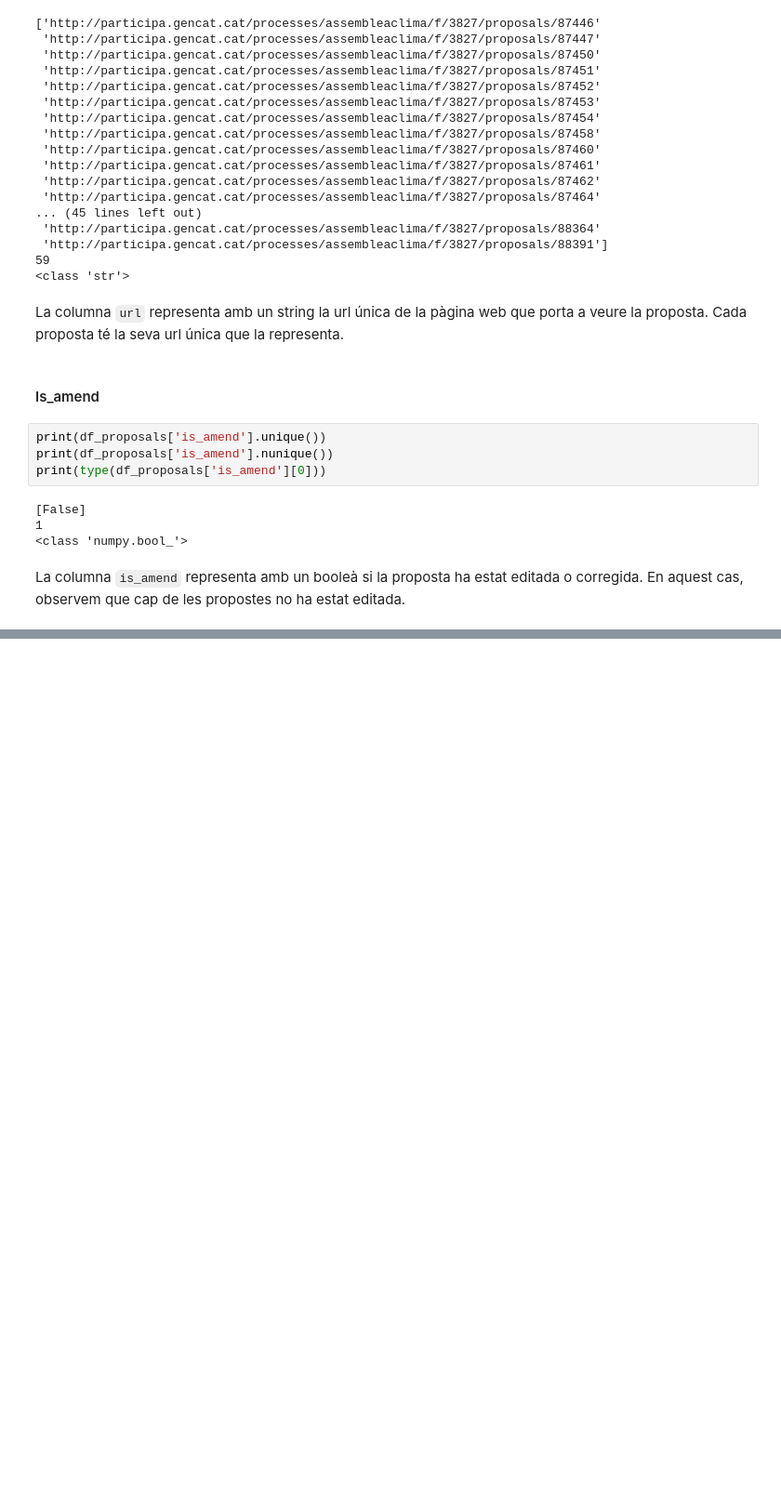
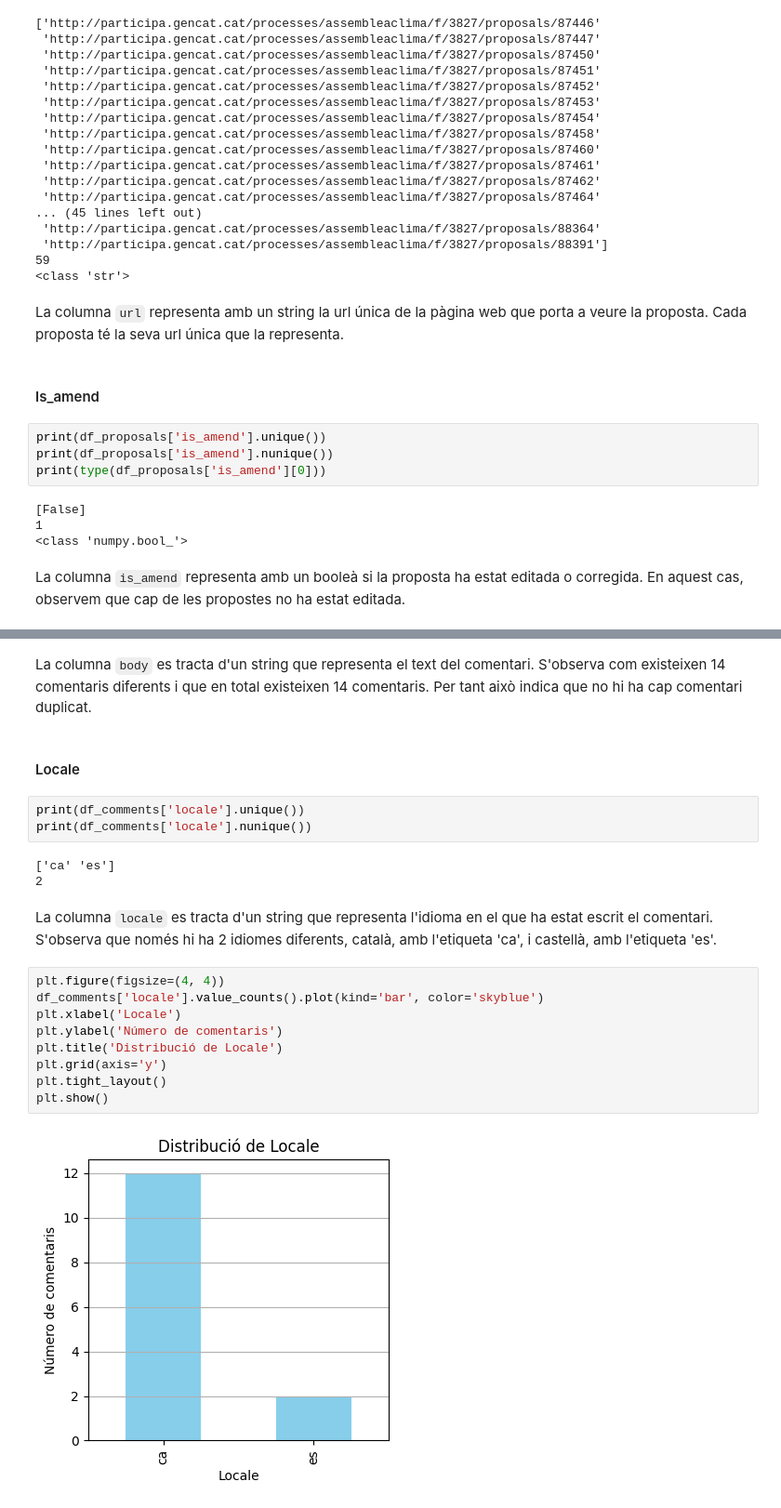
Before and after one commit to NoOPeEKS/dades-assemblea-clima, a Jupyter notebook: exploracio_csv.ipynb, the cells around one changed output, grey strips where cells are left out. Shown: that part at 93% size. Drawn from its saved outputs; the diff is of its cells as text; blank space fills up the shorter version.

```diff
--- a/exploracio_csv.ipynb
+++ b/exploracio_csv.ipynb
@@ -513,0 +573,23 @@ La columna `is_amend` representa amb un booleà si la proposta ha estat editada
+# %% [markdown]
+La columna `body` es tracta d'un string que representa el text del comentari. S'observa com existeixen 14 comentaris diferents i que en total existeixen 14 comentaris. Per tant això indica que no hi ha cap comentari duplicat.
+# %% [markdown]
+#### Locale
+# %%
+print(df_comments['locale'].unique())
+print(df_comments['locale'].nunique())
+# %% [output]
+['ca' 'es']
+2
+# %% [markdown]
+La columna `locale` es tracta d'un string que representa l'idioma en el que ha estat escrit el comentari. S'observa que només hi ha 2 idiomes diferents, català, amb l'etiqueta 'ca', i castellà, amb l'etiqueta 'es'.
+# %%
+plt.figure(figsize=(4, 4))
+df_comments['locale'].value_counts().plot(kind='bar', color='skyblue')
+plt.xlabel('Locale')
+plt.ylabel('Número de comentaris')
+plt.title('Distribució de Locale')
+plt.grid(axis='y')
+plt.tight_layout()
+plt.show()
+# %% [output]
+[figure, added]
```
Also changed, not shown: parts of 15 cells of this notebook.
